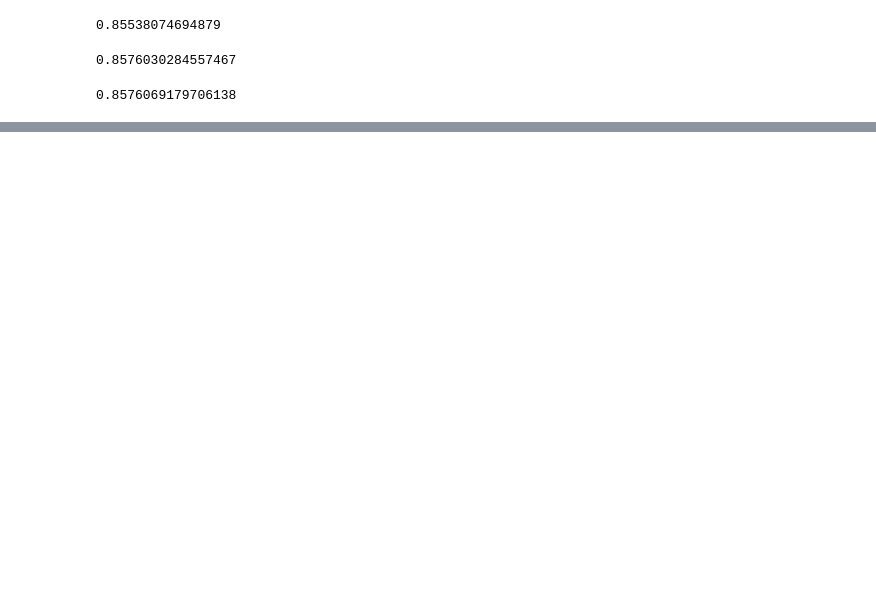
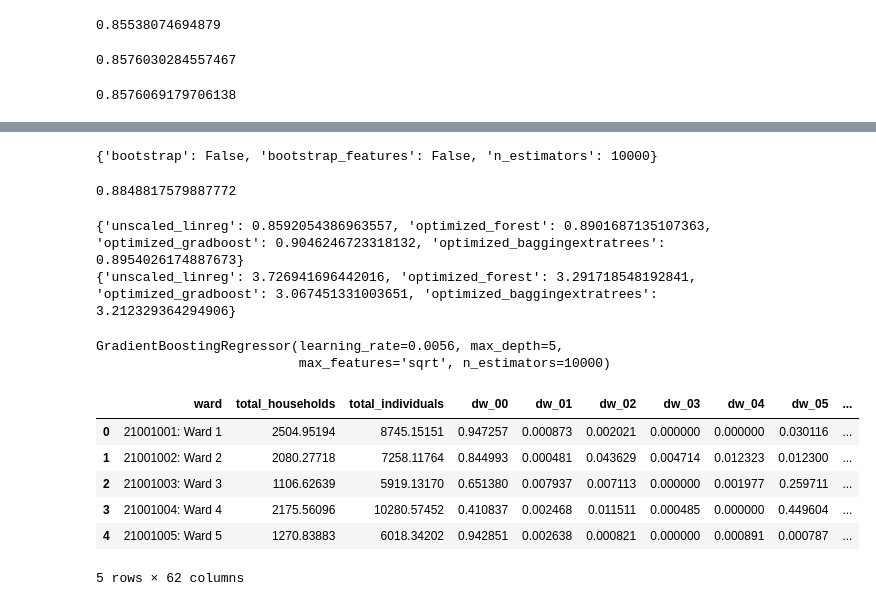
Before and after one commit to dshimshoni/iXDSPinkClassProject, a Jupyter notebook: WomxnRegressionModelingDavid.ipynb, the cells around one changed output, grey strips where cells are left out. Cells and saved outputs as stored; diff of their text form; code cells hidden in the pictures; blank space fills up the shorter version.

Commit message:
Update regression model to completion, add data

```diff
--- a/WomxnRegressionModelingDavid.ipynb
+++ b/WomxnRegressionModelingDavid.ipynb
@@ -309,0 +409,49 @@ print(cross_val_score(estimator=estimator_bagging_random_tree_1000, X=X_train_ro
+# %%
+bagtree_grid.best_params_
+# %% [output]
+{'bootstrap': False, 'bootstrap_features': False, 'n_estimators': 10000}
+# %%
+bagtree_grid.best_score_
+# %% [output]
+0.8848817579887772
+# %%
+best_bagtree = BaggingRegressor(n_estimators=10000, bootstrap=False, base_estimator=ExtraTreeRegressor())
+
+best_bagtree.fit(X_train_robscale, y_train)
+predictions = best_bagtree.predict(X_valid_robscale)
+
+valid_r2["optimized_baggingextratrees"] = r2_score(y_valid, predictions)
+valid_rmse["optimized_baggingextratrees"] = np.sqrt(mean_squared_error(y_valid, predictions))
+
+print(valid_r2)
+print(valid_rmse)
+# %% [output]
+{'unscaled_linreg': 0.8592054386963557, 'optimized_forest': 0.8901687135107363, 'optimized_gradboost': 0.9046246723318132, 'optimized_baggingextratrees': 0.8954026174887673}
+{'unscaled_linreg': 3.726941696442016, 'optimized_forest': 3.291718548192841, 'optimized_gradboost': 3.067451331003651, 'optimized_baggingextratrees': 3.212329364294906}
+# %%
+## So we see that the gradientboostingregressor offers us the best performance on the validation set, and so we will
+## use this to generate predictions on the test set
+
+rob_scaler = RobustScaler()
+
+Xtrain_robscale = rob_scaler.fit_transform(X)
+
+best_gb = GradientBoostingRegressor(learning_rate=0.0056, max_depth=5, max_features='sqrt', n_estimators=10000)
+
+best_gb.fit(Xtrain_robscale, y)
+# %% [output]
+GradientBoostingRegressor(learning_rate=0.0056, max_depth=5,
+                          max_features='sqrt', n_estimators=10000)
+# %%
+## Let's bring in the test set
+
+test_set = pd.read_csv("data/test.csv")
+test_set.head()
+# %% [output]
+|  | ward | total_households | total_individuals | dw_00 | dw_01 | dw_02 | dw_03 | dw_04 | dw_05 | ... |
+| 0 | 21001001: Ward 1 | 2504.95194 | 8745.15151 | 0.947257 | 0.000873 | 0.002021 | 0.000000 | 0.000000 | 0.030116 | ... |
+| 1 | 21001002: Ward 2 | 2080.27718 | 7258.11764 | 0.844993 | 0.000481 | 0.043629 | 0.004714 | 0.012323 | 0.012300 | ... |
+| 2 | 21001003: Ward 3 | 1106.62639 | 5919.13170 | 0.651380 | 0.007937 | 0.007113 | 0.000000 | 0.001977 | 0.259711 | ... |
+| 3 | 21001004: Ward 4 | 2175.56096 | 10280.57452 | 0.410837 | 0.002468 | 0.011511 | 0.000485 | 0.000000 | 0.449604 | ... |
+| 4 | 21001005: Ward 5 | 1270.83883 | 6018.34202 | 0.942851 | 0.002638 | 0.000821 | 0.000000 | 0.000891 | 0.000787 | ... |
+5 rows × 62 columns
```
Also changed, not shown: parts of 17 cells of this notebook, 5 other files.
